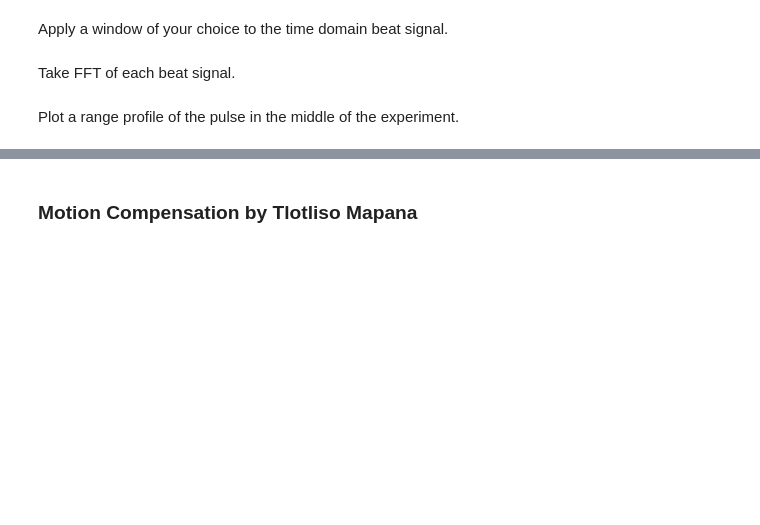
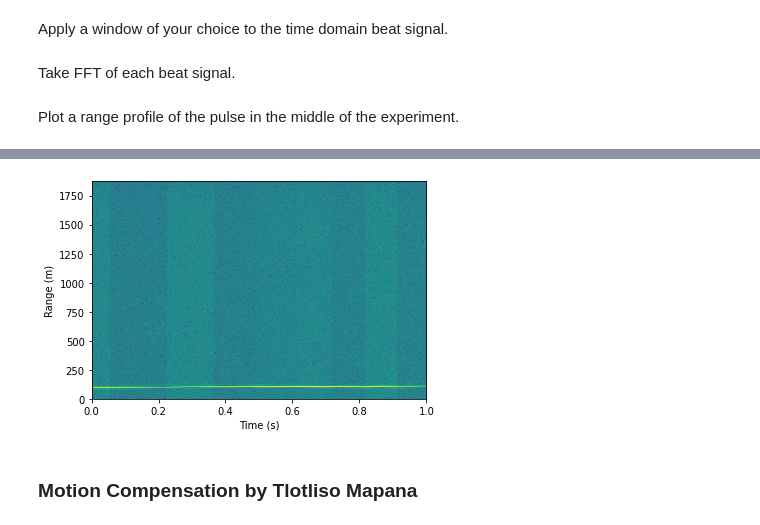
Before and after one commit to tmapana/FERS_tutorials, a Jupyter notebook: tutorial_notebook.ipynb, the cells around one changed output, grey strips where cells are left out. Saved outputs shown, nothing was run; the diff lists cells and outputs as text; code cells hidden in the pictures; blank space fills up the shorter version.

```diff
--- a/tutorial_notebook.ipynb
+++ b/tutorial_notebook.ipynb
@@ -304,3 +305,24 @@ Text(0.5, 0, 'Range (m)')
+# %%
+image_axes = [0, n_seconds, r_fft[-1], r_fft[0]]
+
+fig, ax = plt.subplots(nrows=1, ncols=1)
+im = ax.imshow(
+    lin2db(abs(bb_matrix)),
+    aspect='auto',
+    # vmax=vmax,
+    # vmin=vmin,
+    interpolation='none',
+    # cmap=cmap,
+    extent=image_axes,
+)
+ax.set_ylim(0, r_fft[-1])
+ax.set_xlabel('Time (s)')
+ax.set_ylabel('Range (m)')
+# ax.grid()
+title = 'rti_' + str(height) + 'm.png'
+fig.savefig(title, dpi=120)
+# %% [output]
+[figure, added]
 # %% [markdown]
 ### Motion Compensation by Tlotliso Mapana
 # %% [markdown]
```
Also changed, not shown: parts of 12 cells of this notebook.
